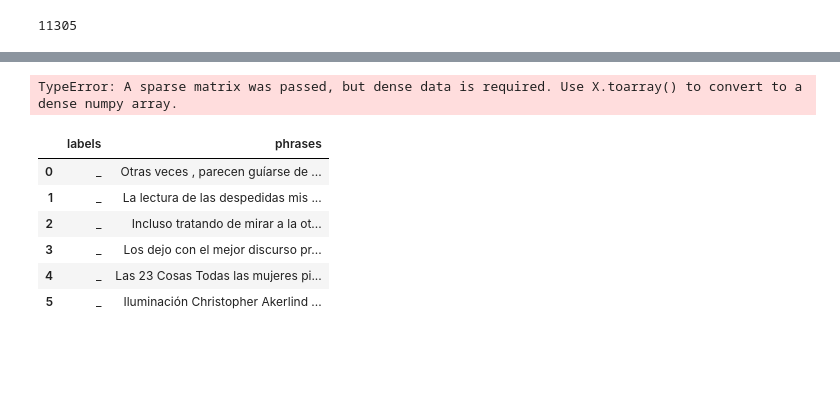
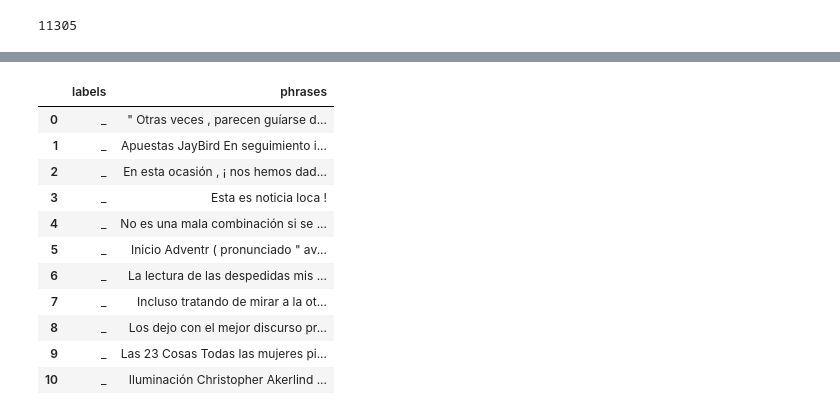
Before and after one commit to Joao-M-Almeida/JEECUnbabelChallenge, a Jupyter notebook: First_tests.ipynb, the cells around one changed output, grey strips where cells are left out. Cells and saved outputs as stored; diff of their text form; code cells hidden in the pictures; blank space fills up the shorter version.

Commit message:
Fixed process to predict on test data

```diff
--- a/First_tests.ipynb
+++ b/First_tests.ipynb
@@ -116,9 +113,7 @@ SVD fit done in 1.670s.
 # %%
 t0 = time()
-data = data.
+data = data
 pca = PCA(n_components =500)
 pca.fit(data)
 data = pca.transform(data)
 print("PCA fit done in %0.3fs." % (time() - t0))
-# %% [output]
-TypeError: A sparse matrix was passed, but dense data is required. Use X.toarray() to convert to a dense numpy array.
@@ -125,16 +126,21 @@ TypeError: A sparse matrix was passed, but dense data is required. Use X.toarray
 # %%
 # How to process a test set and predict the labels
 
-test = pd.read_csv("example_test.txt", sep="\t", header=None, names=['labels','phrases'])
+test = pd.read_csv("example_test.txt", sep="\t", header=None, names=['labels','phrases'], lineterminator='\n', quoting=csv.QUOTE_NONE)
 test
 # %% [output]
 |  | labels | phrases |
-| 0 | _ | Otras veces , parecen guíarse de ... |
-| 1 | _ | La lectura de las despedidas mis ... |
-| 2 | _ | Incluso tratando de mirar a la ot... |
-| 3 | _ | Los dejo con el mejor discurso pr... |
-| 4 | _ | Las 23 Cosas Todas las mujeres pi... |
-| 5 | _ | Iluminación Christopher Akerlind ... |
+| 0 | _ | " Otras veces , parecen guíarse d... |
+| 1 | _ | Apuestas JayBird En seguimiento i... |
+| 2 | _ | En esta ocasión , ¡ nos hemos dad... |
+| 3 | _ | Esta es noticia loca ! |
+| 4 | _ | No es una mala combinación si se ... |
+| 5 | _ | Inicio Adventr ( pronunciado " av... |
+| 6 | _ | La lectura de las despedidas mis ... |
+| 7 | _ | Incluso tratando de mirar a la ot... |
+| 8 | _ | Los dejo con el mejor discurso pr... |
+| 9 | _ | Las 23 Cosas Todas las mujeres pi... |
+| 10 | _ | Iluminación Christopher Akerlind ... |
 # %%
 testlabs = classf.predict(svd.transform(CV.transform(test['phrases'])))
 # %%
```
Also changed, not shown: parts of 9 cells of this notebook, 1 other file.
